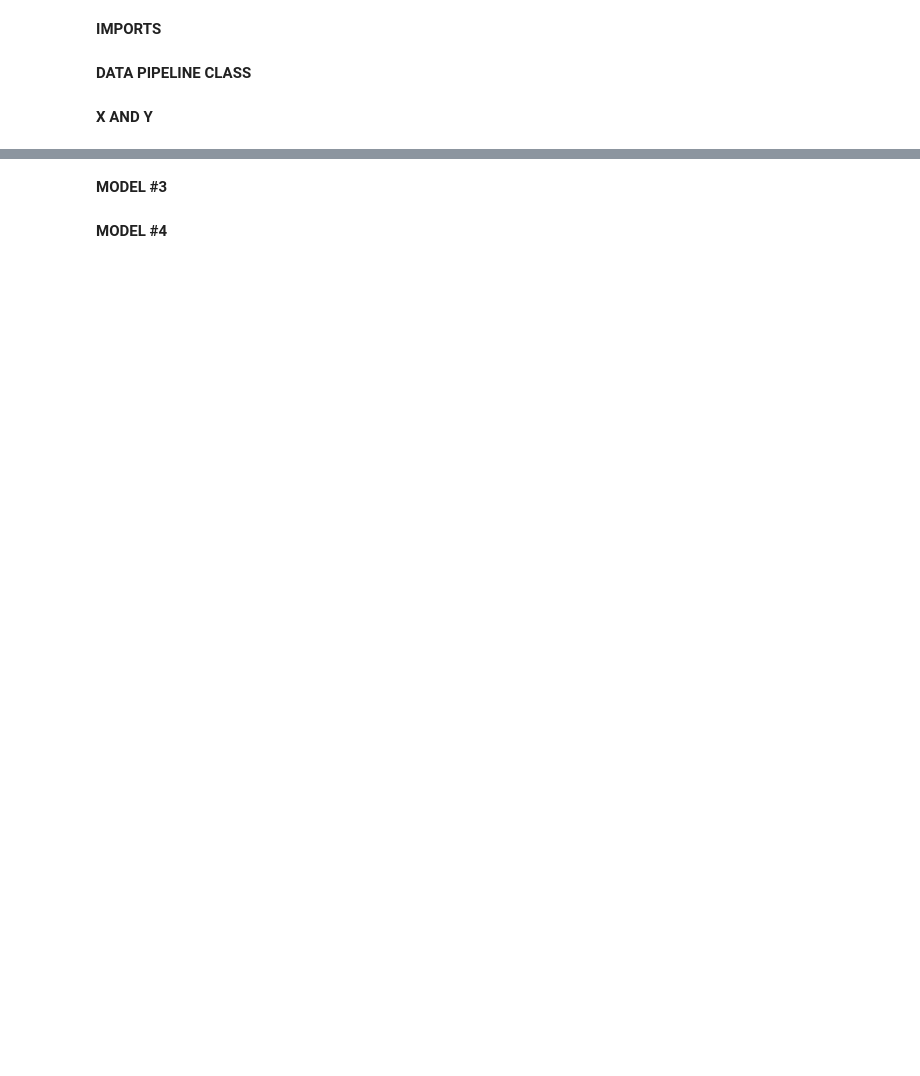
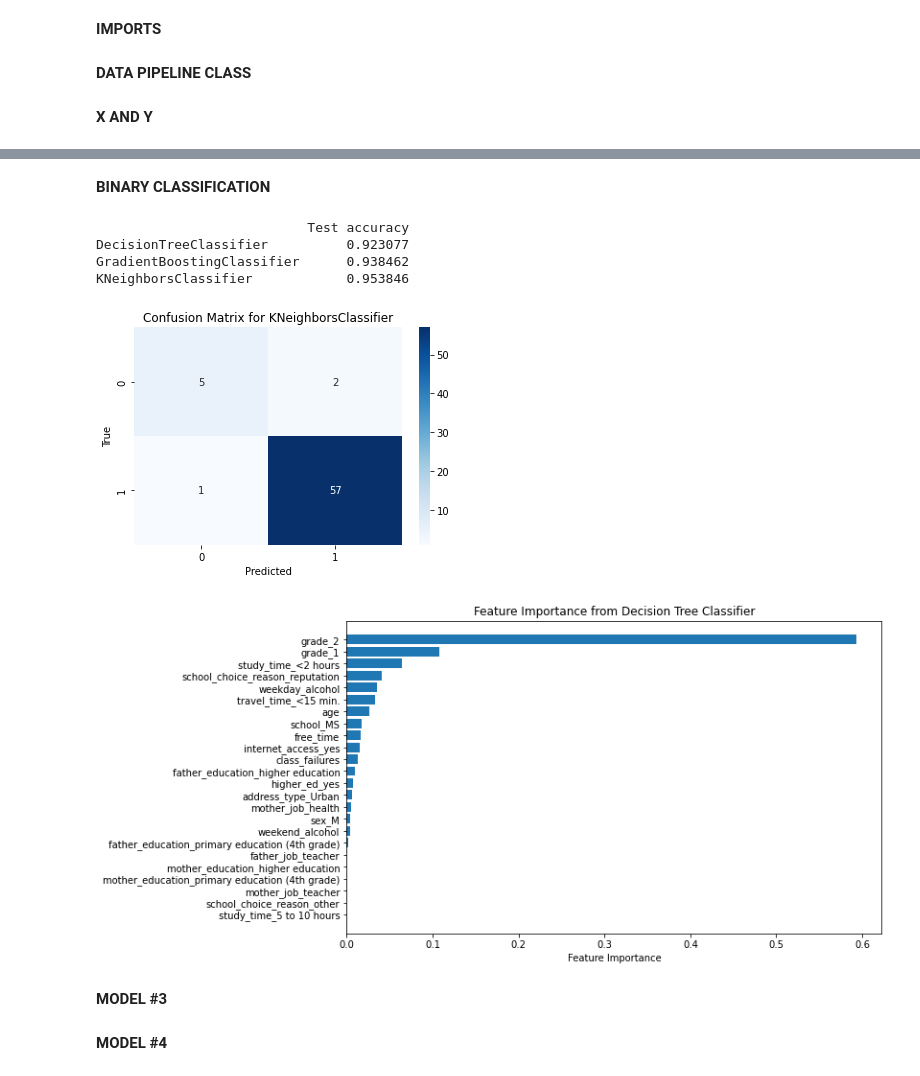
Before and after one commit to oleaskeland/AdvancedAutomation, a Jupyter notebook: Project/models/models.ipynb, the cells around one changed output, grey strips where cells are left out. Cells and saved outputs as stored; diff of their text form; code cells hidden in the pictures; blank space fills up the shorter version.

Commit message:
fiksa classification

```diff
--- a/Project/models/models.ipynb
+++ b/Project/models/models.ipynb
@@ -150,3 +121,79 @@ InvocationException: GraphViz's executables not found
+# %% [markdown]
+**BINARY CLASSIFICATION**
+# %%
+
+#If correlation is less than abs(threshold) we discard the feature to reduce complexity/noise
+threshold = 0.1
+
+dummies_copy = dummies.copy()
+
+for key, value in dummies_copy.corr()["final_grade"].iteritems():
+  if abs(value) < threshold:
+    dummies_copy.drop(columns= key, inplace=True)
+
+#We transform y to a binary classification problem with a lambda function
+#X greater than 10 means pass and less than is fail
+X = dummies_copy.drop('final_grade',axis = 1)
+y = dummies_copy['final_grade'].apply(lambda x: 'pass' if x >= 10 else 'fail')
+X_train, X_test, y_train, y_test = train_test_split(X, y, test_size=0.1, shuffle=True, random_state=42)
+
+
+classification_models = {
+    "DecisionTreeClassifier" : DecisionTreeClassifier().fit(X_train, y_train),
+    "GradientBoostingClassifier" : GradientBoostingClassifier().fit(X_train, y_train),
+    "KNeighborsClassifier" : KNeighborsClassifier().fit(X_train, y_train)
+}
+
+results = pd.DataFrame(columns=["Test accuracy"], index=list(classification_models.keys()))
+
+for modelname, model in classification_models.items():
+    y_pred = model.predict(X_test)
+    accuracy = accuracy_score(y_test, y_pred)
+    results.loc[modelname, :] = [accuracy]
+
+print(results)
+# Convert the "Test accuracy" column to numeric before using idxmax()
+results["Test accuracy"] = pd.to_numeric(results["Test accuracy"])
+best_model_name = results.idxmax()["Test accuracy"]  # Get the model name with the highest accuracy
+best_model = classification_models[best_model_name]  # Retrieve the best model from the dictionary
+
+y_pred_best_model = best_model.predict(X_test)
+cm = confusion_matrix(y_test, y_pred_best_model)
+
+# Plot confusion matrix as a heatmap
+sns.heatmap(cm, annot=True, fmt='d', cmap='Blues')
+plt.xlabel('Predicted')
+plt.ylabel('True')
+plt.title(f'Confusion Matrix for {best_model_name}')
+plt.show()
+
+
+# Get feature importances
+feature_importances = classification_models["DecisionTreeClassifier"].feature_importances_
+
+# Match feature importances with feature names (assuming you have feature names in X_train.columns)
+feature_importance_dict = dict(zip(X_train.columns, feature_importances))
+
+# Sort feature importances in descending order
+sorted_feature_importances = sorted(feature_importance_dict.items(), key=lambda x: x[1], reverse=True)
+
+features, importances = zip(*sorted_feature_importances)
+
+# Create a horizontal bar plot for feature importances
+plt.figure(figsize=(10, 6))
+plt.barh(range(len(features)), importances, align='center')
+plt.yticks(range(len(features)), features)
+plt.xlabel('Feature Importance')
+plt.title('Feature Importance from Decision Tree Classifier')
+plt.gca().invert_yaxis()  # Invert y-axis to display the most important features at the top
+plt.show()
+# %% [output]
+                           Test accuracy
+DecisionTreeClassifier          0.923077
+GradientBoostingClassifier      0.938462
+KNeighborsClassifier            0.953846
+[figure, added]
+[figure, added]
 # %% [markdown]
 **MODEL #3**
 # %% [markdown]
```
Also changed, not shown: parts of 6 cells of this notebook.
